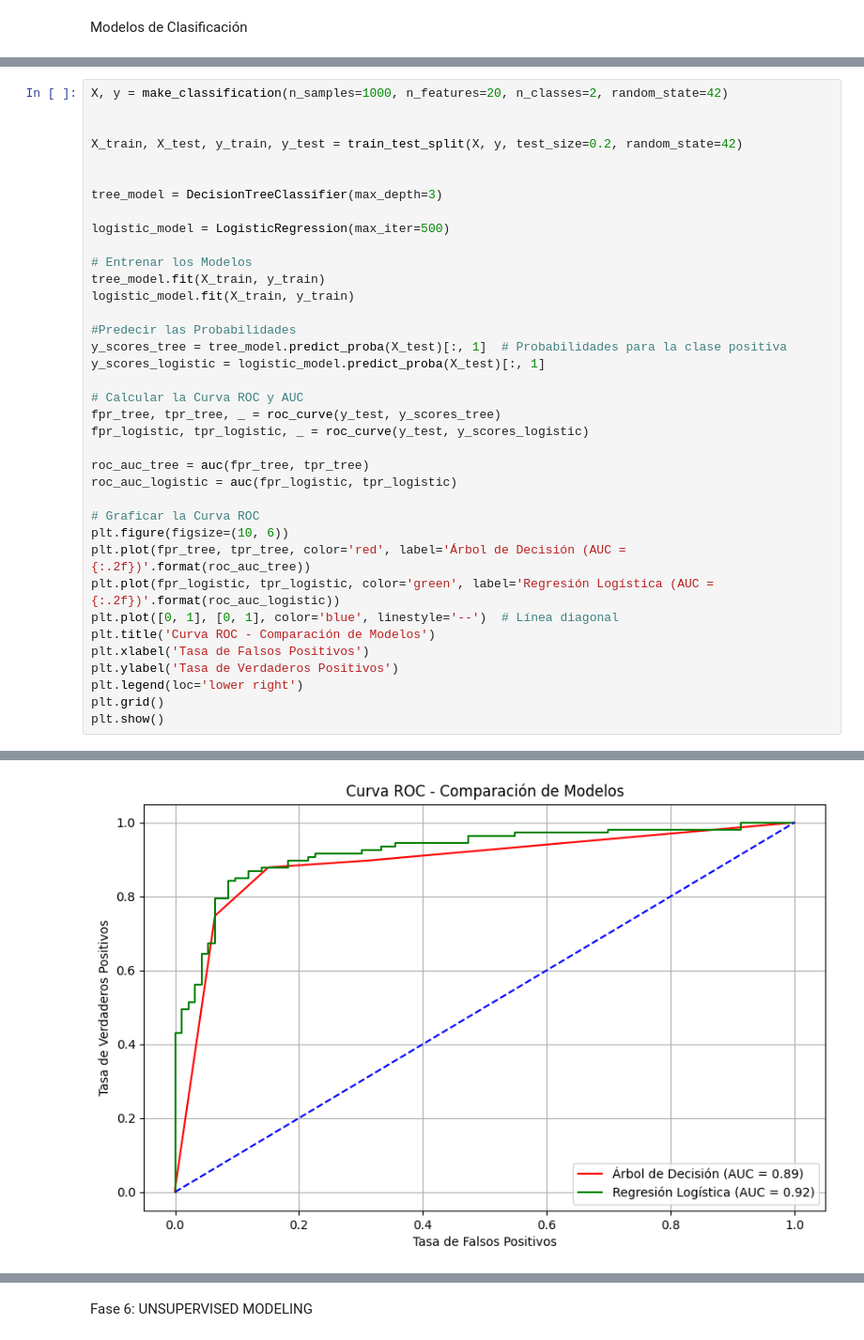
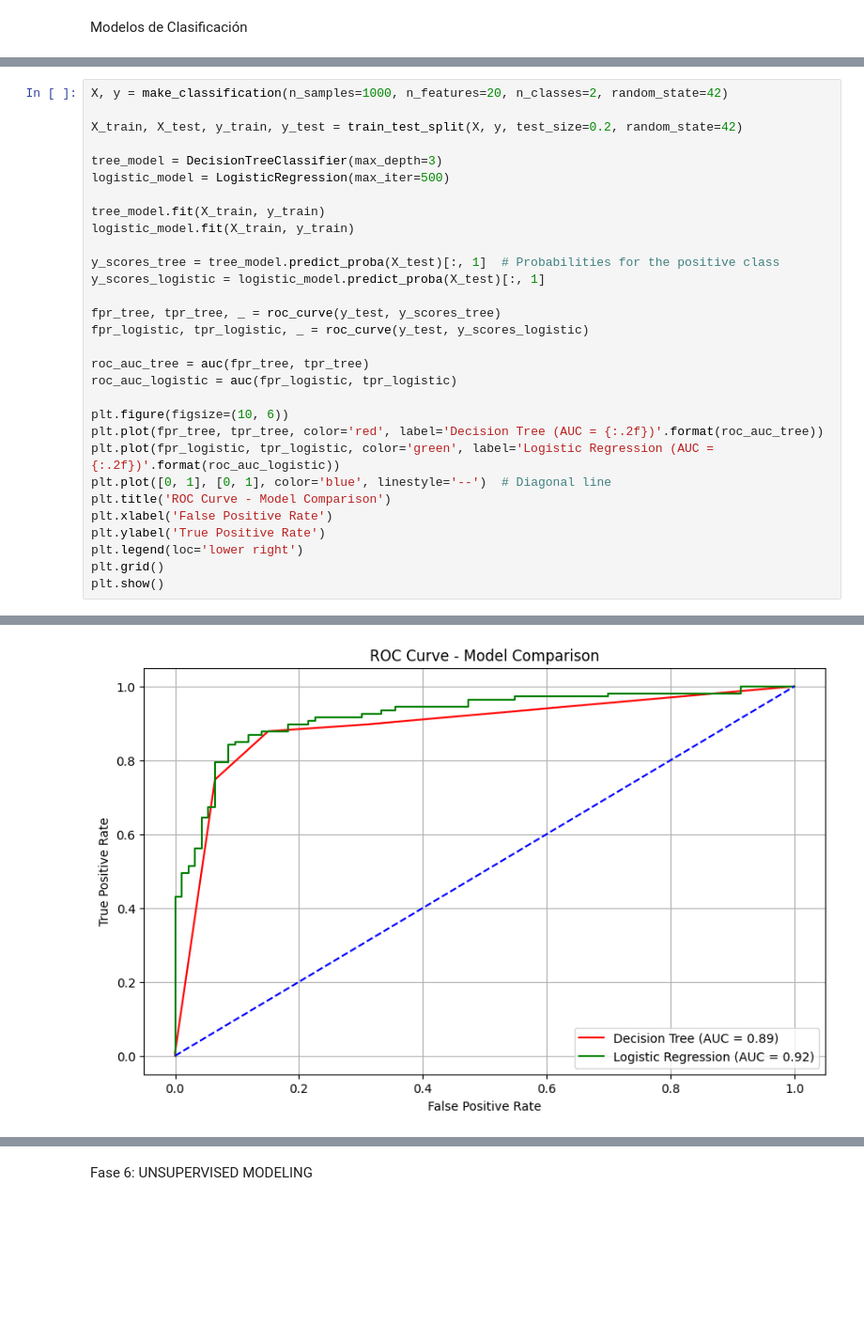
Before and after one commit to Andresilvampuero/monopoly, a Jupyter notebook: monopoly/notebooks/Monopoly.ipynb, the cells around one changed output, grey strips where cells are left out. Shown at 94% size. Drawn from its saved outputs; the diff is of its cells as text; blank space fills up the shorter version.

```diff
--- a/monopoly/notebooks/Monopoly.ipynb
+++ b/monopoly/notebooks/Monopoly.ipynb
@@ -1320,41 +1327,34 @@ La Regresión Logística es la mejor opción para este conjunto de datos, mostra
 # %%
 X, y = make_classification(n_samples=1000, n_features=20, n_classes=2, random_state=42)
 
-
 X_train, X_test, y_train, y_test = train_test_split(X, y, test_size=0.2, random_state=42)
 
-
 tree_model = DecisionTreeClassifier(max_depth=3)
-
 logistic_model = LogisticRegression(max_iter=500)
 
-# Entrenar los Modelos
 tree_model.fit(X_train, y_train)
 logistic_model.fit(X_train, y_train)
 
-#Predecir las Probabilidades
-y_scores_tree = tree_model.predict_proba(X_test)[:, 1]  # Probabilidades para la clase positiva
+y_scores_tree = tree_model.predict_proba(X_test)[:, 1]  # Probabilities for the positive class
 y_scores_logistic = logistic_model.predict_proba(X_test)[:, 1]
 
-# Calcular la Curva ROC y AUC
 fpr_tree, tpr_tree, _ = roc_curve(y_test, y_scores_tree)
 fpr_logistic, tpr_logistic, _ = roc_curve(y_test, y_scores_logistic)
 
 roc_auc_tree = auc(fpr_tree, tpr_tree)
 roc_auc_logistic = auc(fpr_logistic, tpr_logistic)
 
-# Graficar la Curva ROC
 plt.figure(figsize=(10, 6))
-plt.plot(fpr_tree, tpr_tree, color='red', label='Árbol de Decisión (AUC = {:.2f})'.format(roc_auc_tree))
-plt.plot(fpr_logistic, tpr_logistic, color='green', label='Regresión Logística (AUC = {:.2f})'.format(roc_auc_logistic))
-plt.plot([0, 1], [0, 1], color='blue', linestyle='--')  # Línea diagonal
-plt.title('Curva ROC - Comparación de Modelos')
-plt.xlabel('Tasa de Falsos Positivos')
-plt.ylabel('Tasa de Verdaderos Positivos')
+plt.plot(fpr_tree, tpr_tree, color='red', label='Decision Tree (AUC = {:.2f})'.format(roc_auc_tree))
+plt.plot(fpr_logistic, tpr_logistic, color='green', label='Logistic Regression (AUC = {:.2f})'.format(roc_auc_logistic))
+plt.plot([0, 1], [0, 1], color='blue', linestyle='--')  # Diagonal line
+plt.title('ROC Curve - Model Comparison')
+plt.xlabel('False Positive Rate')
+plt.ylabel('True Positive Rate')
 plt.legend(loc='lower right')
 plt.grid()
 plt.show()
 # %% [output]
 [interactive output not drawn]
-[figure, old version]
+[figure, new version]
 # %% [markdown]
```
Also changed, not shown: parts of 59 cells of this notebook.
